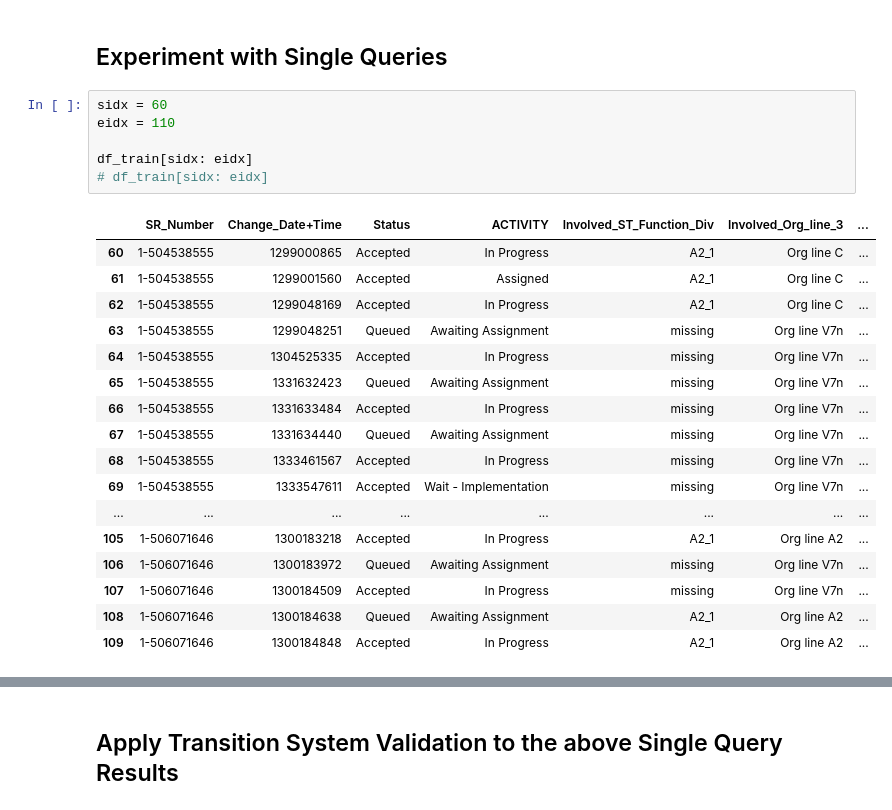
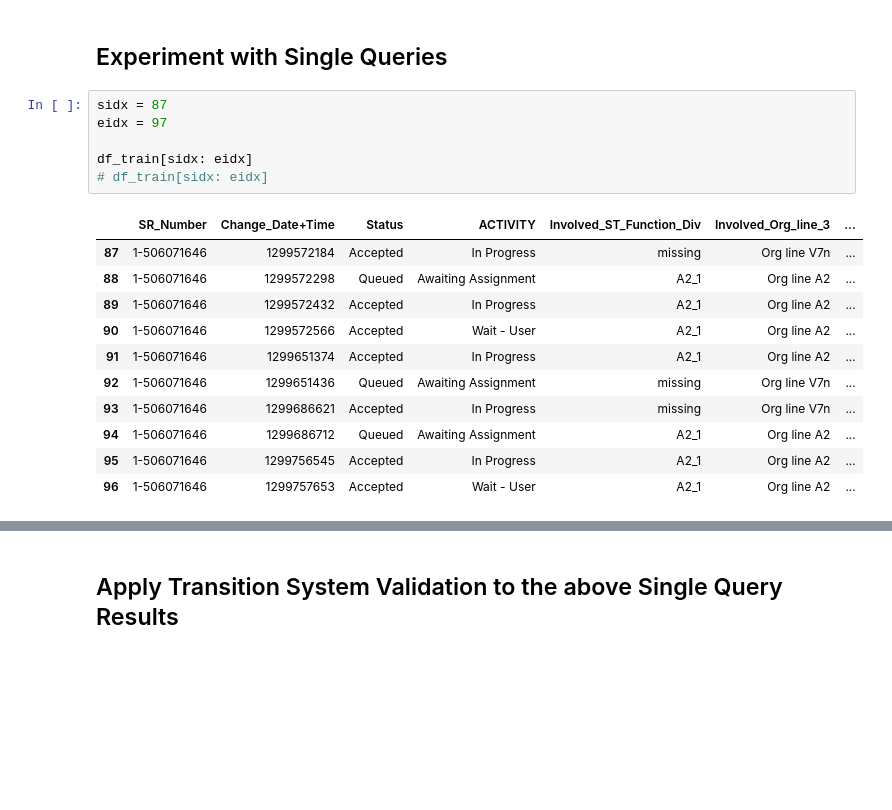
Before and after one commit to herozero777/explainable-prescriptive-analytics, a Jupyter notebook: src/02_DiCE_kpi-time.ipynb, the cells around one changed output, grey strips where cells are left out. Cells and saved outputs as stored; diff of their text form; blank space fills up the shorter version.

```diff
--- a/src/02_DiCE_kpi-time.ipynb
+++ b/src/02_DiCE_kpi-time.ipynb
@@ -212,29 +213,23 @@ exp_genetic_iris = Dice(d_iris, m_iris, method=method)  # Method random does not
 # %% [markdown]
 ## Experiment with Single Queries
 # %%
-sidx = 60
-eidx = 110
+sidx = 87
+eidx = 97
 
 df_train[sidx: eidx]
 # df_train[sidx: eidx]
 # %% [output]
 |  | SR_Number | Change_Date+Time | Status | ACTIVITY | Involved_ST_Function_Div | Involved_Org_line_3 | ... |
-| 60 | 1-504538555 | 1299000865 | Accepted | In Progress | A2_1 | Org line C | ... |
-| 61 | 1-504538555 | 1299001560 | Accepted | Assigned | A2_1 | Org line C | ... |
-| 62 | 1-504538555 | 1299048169 | Accepted | In Progress | A2_1 | Org line C | ... |
-| 63 | 1-504538555 | 1299048251 | Queued | Awaiting Assignment | missing | Org line V7n | ... |
-| 64 | 1-504538555 | 1304525335 | Accepted | In Progress | missing | Org line V7n | ... |
-| 65 | 1-504538555 | 1331632423 | Queued | Awaiting Assignment | missing | Org line V7n | ... |
-| 66 | 1-504538555 | 1331633484 | Accepted | In Progress | missing | Org line V7n | ... |
-| 67 | 1-504538555 | 1331634440 | Queued | Awaiting Assignment | missing | Org line V7n | ... |
-| 68 | 1-504538555 | 1333461567 | Accepted | In Progress | missing | Org line V7n | ... |
-| 69 | 1-504538555 | 1333547611 | Accepted | Wait - Implementation | missing | Org line V7n | ... |
-| ... | ... | ... | ... | ... | ... | ... | ... |
-| 105 | 1-506071646 | 1300183218 | Accepted | In Progress | A2_1 | Org line A2 | ... |
-| 106 | 1-506071646 | 1300183972 | Queued | Awaiting Assignment | missing | Org line V7n | ... |
-| 107 | 1-506071646 | 1300184509 | Accepted | In Progress | missing | Org line V7n | ... |
-| 108 | 1-506071646 | 1300184638 | Queued | Awaiting Assignment | A2_1 | Org line A2 | ... |
-| 109 | 1-506071646 | 1300184848 | Accepted | In Progress | A2_1 | Org line A2 | ... |
+| 87 | 1-506071646 | 1299572184 | Accepted | In Progress | missing | Org line V7n | ... |
+| 88 | 1-506071646 | 1299572298 | Queued | Awaiting Assignment | A2_1 | Org line A2 | ... |
+| 89 | 1-506071646 | 1299572432 | Accepted | In Progress | A2_1 | Org line A2 | ... |
+| 90 | 1-506071646 | 1299572566 | Accepted | Wait - User | A2_1 | Org line A2 | ... |
+| 91 | 1-506071646 | 1299651374 | Accepted | In Progress | A2_1 | Org line A2 | ... |
+| 92 | 1-506071646 | 1299651436 | Queued | Awaiting Assignment | missing | Org line V7n | ... |
+| 93 | 1-506071646 | 1299686621 | Accepted | In Progress | missing | Org line V7n | ... |
+| 94 | 1-506071646 | 1299686712 | Queued | Awaiting Assignment | A2_1 | Org line A2 | ... |
+| 95 | 1-506071646 | 1299756545 | Accepted | In Progress | A2_1 | Org line A2 | ... |
+| 96 | 1-506071646 | 1299757653 | Accepted | Wait - User | A2_1 | Org line A2 | ... |
 # %%
 sidx = 94
 eidx = 95
```
Also changed, not shown: parts of 13 cells of this notebook, 2 other files.
